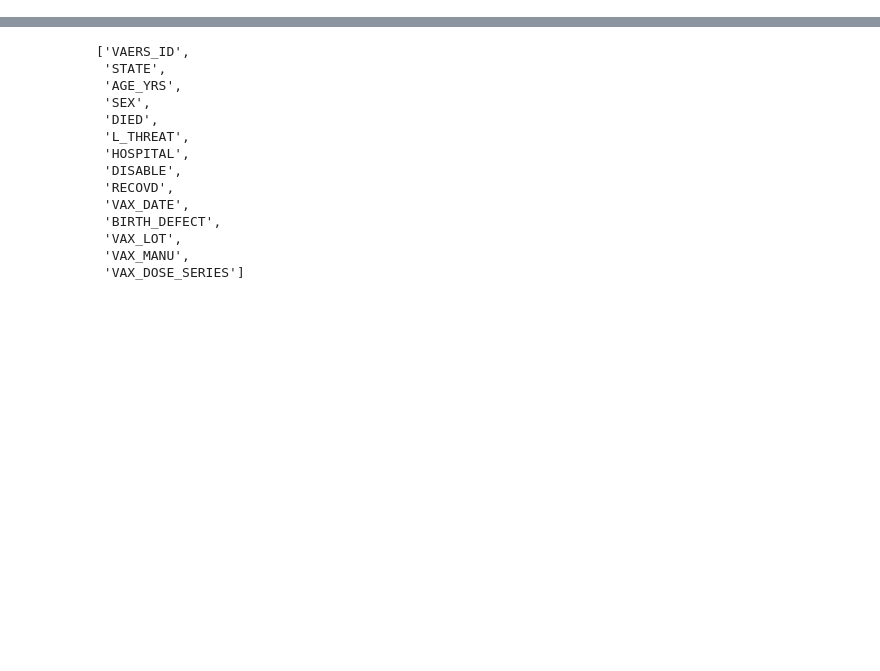
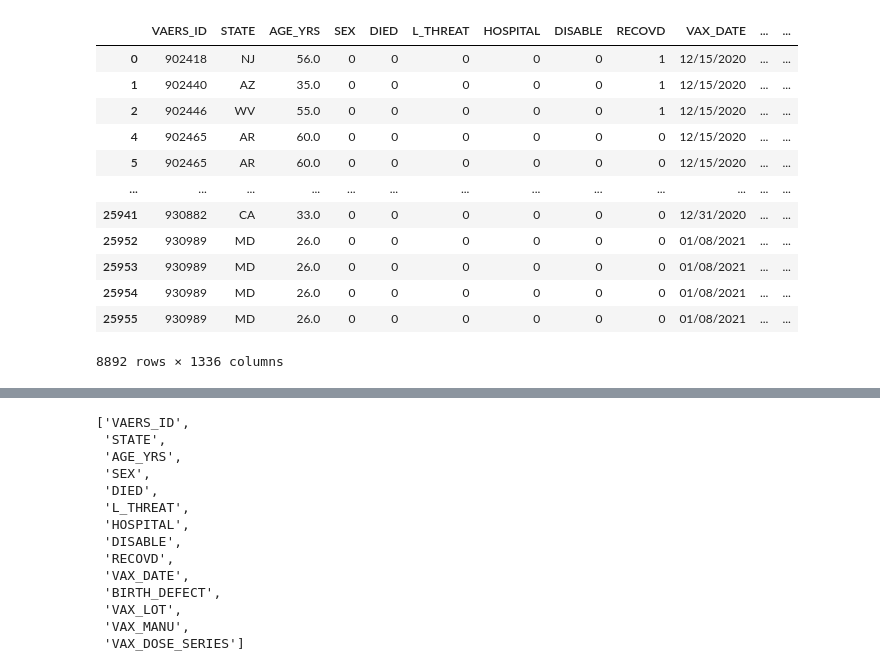
Before and after one commit to irene-sifre/COVID-Data-Analytics, a Jupyter notebook: Notebooks/4_Process_SQL_Data.ipynb, the cells around one changed output, grey strips where cells are left out. Cells and saved outputs as stored; diff of their text form; code cells hidden in the pictures; blank space fills up the shorter version.

```diff
--- a/Notebooks/4_Process_SQL_Data.ipynb
+++ b/Notebooks/4_Process_SQL_Data.ipynb
@@ -68,2 +94,18 @@ list(df.columns)
  ...]
+# %%
+df
+# %% [output]
+|  | VAERS_ID | STATE | AGE_YRS | SEX | DIED | L_THREAT | HOSPITAL | DISABLE | RECOVD | VAX_DATE | ... | ... |
+| 0 | 902418 | NJ | 56.0 | 0 | 0 | 0 | 0 | 0 | 1 | 12/15/2020 | ... | ... |
+| 1 | 902440 | AZ | 35.0 | 0 | 0 | 0 | 0 | 0 | 1 | 12/15/2020 | ... | ... |
+| 2 | 902446 | WV | 55.0 | 0 | 0 | 0 | 0 | 0 | 1 | 12/15/2020 | ... | ... |
+| 4 | 902465 | AR | 60.0 | 0 | 0 | 0 | 0 | 0 | 0 | 12/15/2020 | ... | ... |
+| 5 | 902465 | AR | 60.0 | 0 | 0 | 0 | 0 | 0 | 0 | 12/15/2020 | ... | ... |
+| ... | ... | ... | ... | ... | ... | ... | ... | ... | ... | ... | ... | ... |
+| 25941 | 930882 | CA | 33.0 | 0 | 0 | 0 | 0 | 0 | 0 | 12/31/2020 | ... | ... |
+| 25952 | 930989 | MD | 26.0 | 0 | 0 | 0 | 0 | 0 | 0 | 01/08/2021 | ... | ... |
+| 25953 | 930989 | MD | 26.0 | 0 | 0 | 0 | 0 | 0 | 0 | 01/08/2021 | ... | ... |
+| 25954 | 930989 | MD | 26.0 | 0 | 0 | 0 | 0 | 0 | 0 | 01/08/2021 | ... | ... |
+| 25955 | 930989 | MD | 26.0 | 0 | 0 | 0 | 0 | 0 | 0 | 01/08/2021 | ... | ... |
+8892 rows × 1336 columns
 # %%
```
Also changed, not shown: parts of 16 cells of this notebook, 1 other file.
